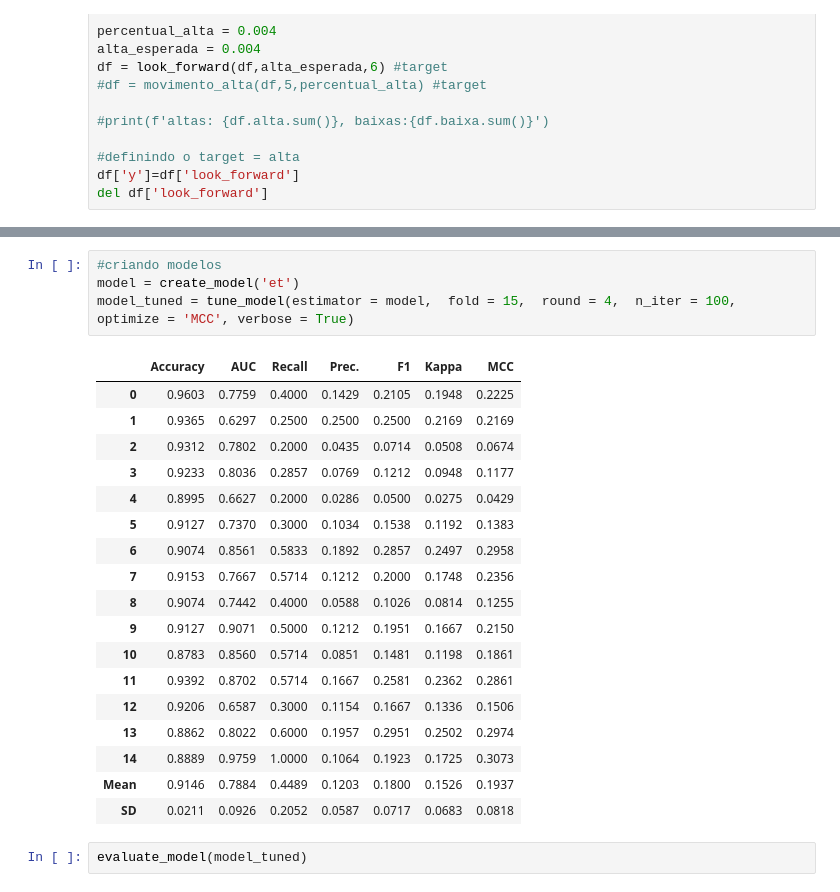
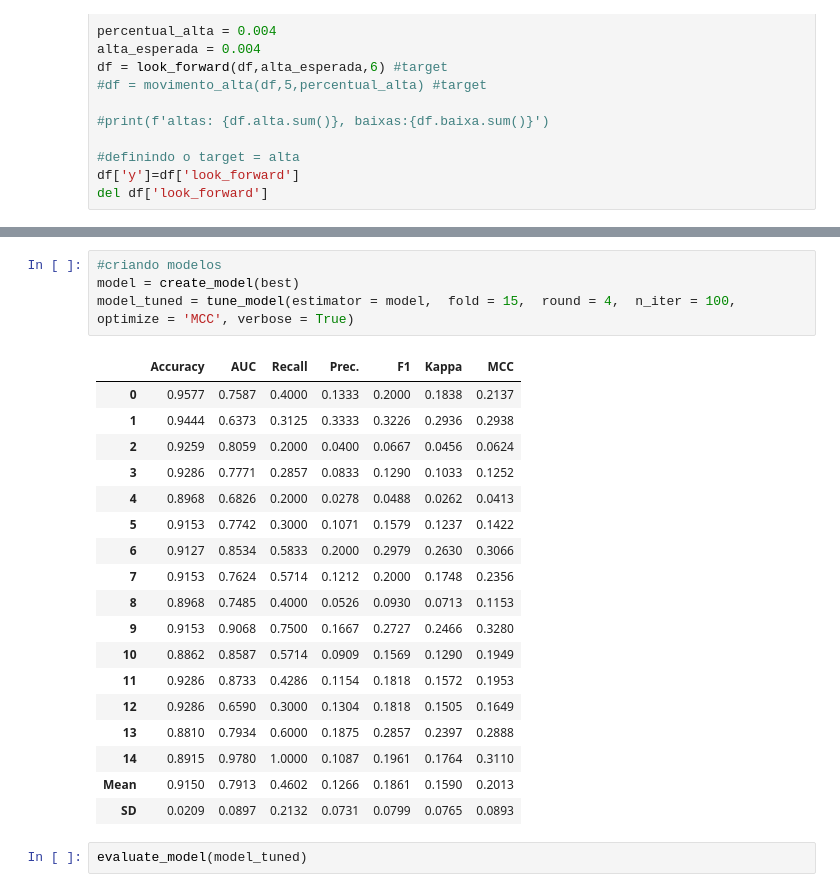
Before and after one commit to maiaufrrj/BRtrading, a Jupyter notebook: MetaTrader.ipynb, the cells around one changed output, grey strips where cells are left out. Cells and saved outputs as stored; diff of their text form.

```diff
--- a/MetaTrader.ipynb
+++ b/MetaTrader.ipynb
@@ -335,26 +352,26 @@ best = compare_models(sort = 'MCC')
 # %%
 #criando modelos
-model = create_model('et')
+model = create_model(best)
 model_tuned = tune_model(estimator = model,  fold = 15,  round = 4,  n_iter = 100,  optimize = 'MCC', verbose = True)
 # %% [output]
 |  | Accuracy | AUC | Recall | Prec. | F1 | Kappa | MCC |
-| 0 | 0.9603 | 0.7759 | 0.4000 | 0.1429 | 0.2105 | 0.1948 | 0.2225 |
-| 1 | 0.9365 | 0.6297 | 0.2500 | 0.2500 | 0.2500 | 0.2169 | 0.2169 |
-| 2 | 0.9312 | 0.7802 | 0.2000 | 0.0435 | 0.0714 | 0.0508 | 0.0674 |
-| 3 | 0.9233 | 0.8036 | 0.2857 | 0.0769 | 0.1212 | 0.0948 | 0.1177 |
-| 4 | 0.8995 | 0.6627 | 0.2000 | 0.0286 | 0.0500 | 0.0275 | 0.0429 |
-| 5 | 0.9127 | 0.7370 | 0.3000 | 0.1034 | 0.1538 | 0.1192 | 0.1383 |
-| 6 | 0.9074 | 0.8561 | 0.5833 | 0.1892 | 0.2857 | 0.2497 | 0.2958 |
-| 7 | 0.9153 | 0.7667 | 0.5714 | 0.1212 | 0.2000 | 0.1748 | 0.2356 |
-| 8 | 0.9074 | 0.7442 | 0.4000 | 0.0588 | 0.1026 | 0.0814 | 0.1255 |
-| 9 | 0.9127 | 0.9071 | 0.5000 | 0.1212 | 0.1951 | 0.1667 | 0.2150 |
-| 10 | 0.8783 | 0.8560 | 0.5714 | 0.0851 | 0.1481 | 0.1198 | 0.1861 |
-| 11 | 0.9392 | 0.8702 | 0.5714 | 0.1667 | 0.2581 | 0.2362 | 0.2861 |
-| 12 | 0.9206 | 0.6587 | 0.3000 | 0.1154 | 0.1667 | 0.1336 | 0.1506 |
-| 13 | 0.8862 | 0.8022 | 0.6000 | 0.1957 | 0.2951 | 0.2502 | 0.2974 |
-| 14 | 0.8889 | 0.9759 | 1.0000 | 0.1064 | 0.1923 | 0.1725 | 0.3073 |
-| Mean | 0.9146 | 0.7884 | 0.4489 | 0.1203 | 0.1800 | 0.1526 | 0.1937 |
-| SD | 0.0211 | 0.0926 | 0.2052 | 0.0587 | 0.0717 | 0.0683 | 0.0818 |
+| 0 | 0.9577 | 0.7587 | 0.4000 | 0.1333 | 0.2000 | 0.1838 | 0.2137 |
+| 1 | 0.9444 | 0.6373 | 0.3125 | 0.3333 | 0.3226 | 0.2936 | 0.2938 |
+| 2 | 0.9259 | 0.8059 | 0.2000 | 0.0400 | 0.0667 | 0.0456 | 0.0624 |
+| 3 | 0.9286 | 0.7771 | 0.2857 | 0.0833 | 0.1290 | 0.1033 | 0.1252 |
+| 4 | 0.8968 | 0.6826 | 0.2000 | 0.0278 | 0.0488 | 0.0262 | 0.0413 |
+| 5 | 0.9153 | 0.7742 | 0.3000 | 0.1071 | 0.1579 | 0.1237 | 0.1422 |
+| 6 | 0.9127 | 0.8534 | 0.5833 | 0.2000 | 0.2979 | 0.2630 | 0.3066 |
+| 7 | 0.9153 | 0.7624 | 0.5714 | 0.1212 | 0.2000 | 0.1748 | 0.2356 |
+| 8 | 0.8968 | 0.7485 | 0.4000 | 0.0526 | 0.0930 | 0.0713 | 0.1153 |
+| 9 | 0.9153 | 0.9068 | 0.7500 | 0.1667 | 0.2727 | 0.2466 | 0.3280 |
+| 10 | 0.8862 | 0.8587 | 0.5714 | 0.0909 | 0.1569 | 0.1290 | 0.1949 |
+| 11 | 0.9286 | 0.8733 | 0.4286 | 0.1154 | 0.1818 | 0.1572 | 0.1953 |
+| 12 | 0.9286 | 0.6590 | 0.3000 | 0.1304 | 0.1818 | 0.1505 | 0.1649 |
+| 13 | 0.8810 | 0.7934 | 0.6000 | 0.1875 | 0.2857 | 0.2397 | 0.2888 |
+| 14 | 0.8915 | 0.9780 | 1.0000 | 0.1087 | 0.1961 | 0.1764 | 0.3110 |
+| Mean | 0.9150 | 0.7913 | 0.4602 | 0.1266 | 0.1861 | 0.1590 | 0.2013 |
+| SD | 0.0209 | 0.0897 | 0.2132 | 0.0731 | 0.0799 | 0.0765 | 0.0893 |
 # %%
 evaluate_model(model_tuned)
 # %% [output]
```
Also changed, not shown: parts of 22 cells of this notebook.
